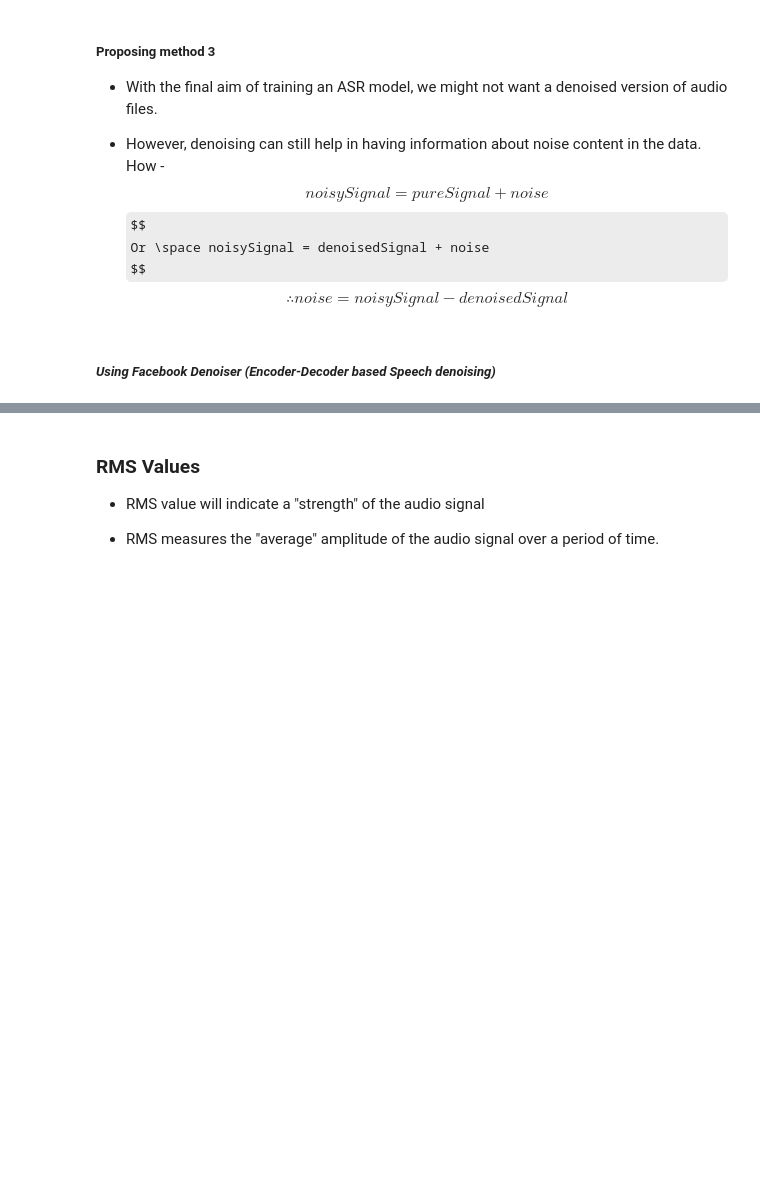
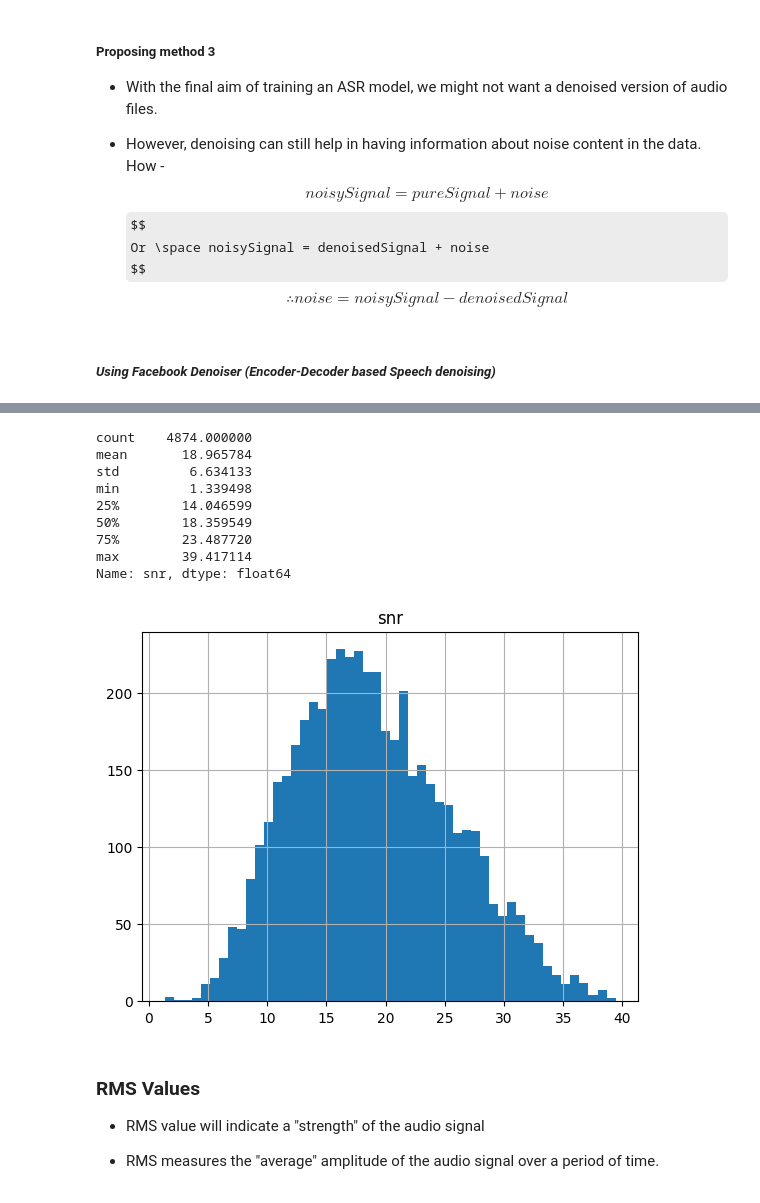
Before and after one commit to SohamIITBombay/Voxceleb_data_annotation, a Jupyter notebook: src/eda.ipynb, the cells around one changed output, grey strips where cells are left out. Saved outputs shown, nothing was run; the diff lists cells and outputs as text; code cells hidden in the pictures; some formulas as TeX source; blank space fills up the shorter version.

```diff
--- a/src/eda.ipynb
+++ b/src/eda.ipynb
@@ -382,16 +392,21 @@ run_denoising.sh: line 7: activate: No such file or directory
 # %%
-noisy_wavs = glob.glob(noisy_wav_dir + "/*.wav").sort(key=lambda x: str(x[0]))
-cleaned_wavs = glob.glob(cleaned_wav_dir + "/*.wav").sort(key=lambda x: str(x[0]))
-
+noisy_wavs = glob.glob(noisy_wav_dir + "/*.wav")
+noisy_wavs.sort()
+cleaned_wavs = glob.glob(cleaned_wav_dir + "/*_enhanced.wav")
+cleaned_wavs.sort()
+print(len(noisy_wavs), len(cleaned_wavs))
+# input()
 snrs = []
-for i in range(len(noisy_wavs)):
+for i in tqdm_notebook(range(len(noisy_wavs))):
+    # print(noisy_wavs[i], cleaned_wavs[i])
     noisy_signal = librosa.load(noisy_wavs[i])[0]
     cleaned_signal = librosa.load(cleaned_wavs[i])[0]
 
+    noise = noisy_signal - cleaned_signal
+    noise_energy = np.sum(noise ** 2)
+
     noisy_signal_energy = np.sum(noisy_signal ** 2)
-    cleaned_signal_energy = np.sum(cleaned_signal ** 2)
 
-    noise_energy = np.array(noisy_signal_energy - cleaned_signal_energy)
     snr = 10 * np.log10(noisy_signal_energy/noise_energy)
 
     snrs.append(snr)
@@ -405,6 +420,6 @@ temp_df = pd.DataFrame(columns=['file_name', 'snr'])
 temp_df['file_name_d'] = original_names
 temp_df['snr'] = snrs
 
-df = pd.read_csv("../eda.csv")
-df = pd.merge(df, temp_df, on="file_name", how="inner")
-df.shape
+# df = pd.read_csv("../eda.csv")
+# df = pd.merge(df, temp_df, on="file_name", how="inner")
+# df.shape
@@ -411,3 +440,19 @@ df.shape
+# %%
+display(temp_df['snr'].describe())
+temp_df['snr'].hist(bins=50)
+plt.title("snr")
+plt.show()
+# %% [output]
+count    4874.000000
+mean       18.965784
+std         6.634133
+min         1.339498
+25%        14.046599
+50%        18.359549
+75%        23.487720
+max        39.417114
+Name: snr, dtype: float64
+[figure, added]
 # %% [markdown]
 ### RMS Values
 - RMS value will indicate a "strength" of the audio signal
```
Also changed, not shown: parts of 7 cells of this notebook, 1 other file.
